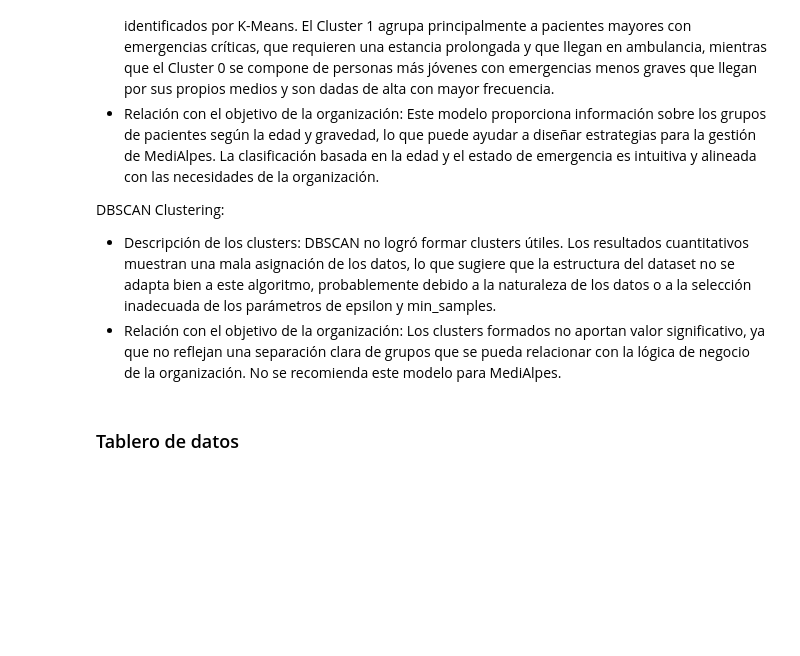
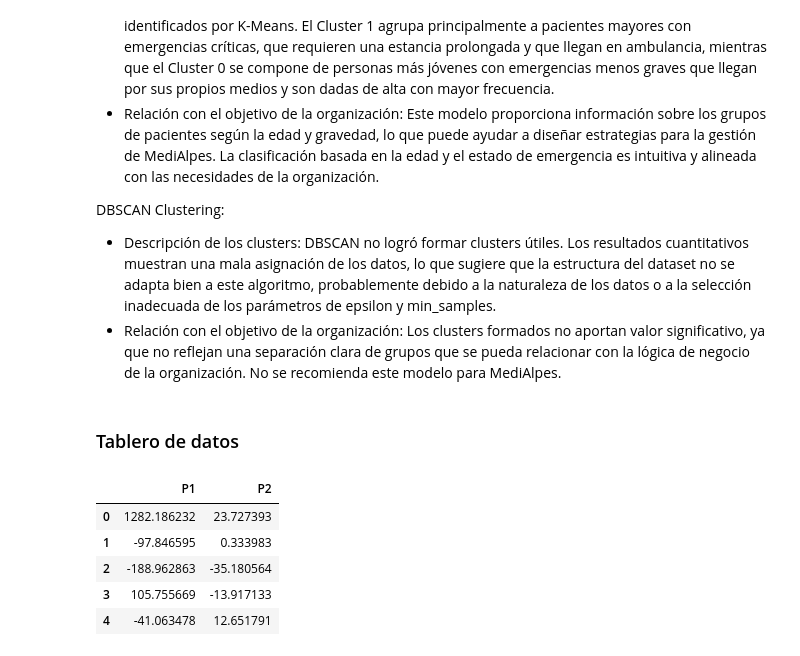
Before and after one commit to despinosaa/Lab1_G1, a Jupyter notebook: Lab2_UNIFICADO.ipynb, the cells around one changed output. Saved outputs shown, nothing was run; the diff lists cells and outputs as text; code cells hidden in the pictures; blank space fills up the shorter version.

```diff
--- a/Lab2_UNIFICADO.ipynb
+++ b/Lab2_UNIFICADO.ipynb
@@ -1438,0 +1435,9 @@ data_csv = data_final.to_csv('resultados_clustering.csv', index=False)
+# %%
+X_pca.head()
+# %% [output]
+|  | P1 | P2 |
+| 0 | 1282.186232 | 23.727393 |
+| 1 | -97.846595 | 0.333983 |
+| 2 | -188.962863 | -35.180564 |
+| 3 | 105.755669 | -13.917133 |
+| 4 | -41.063478 | 12.651791 |
```
Also changed, not shown: parts of 2 cells of this notebook, 7 other files.
